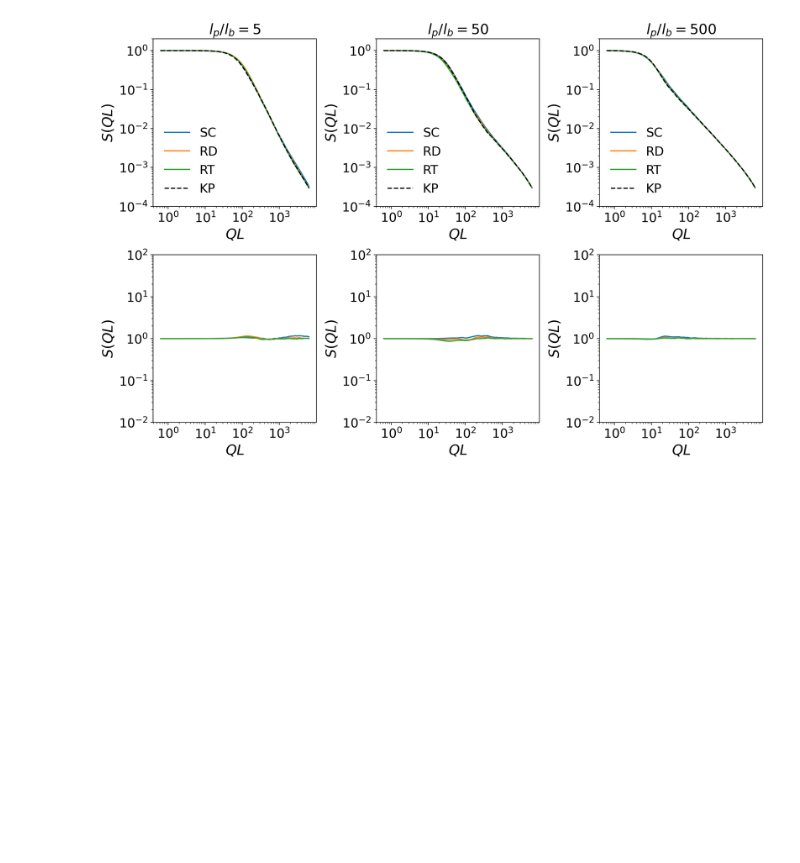
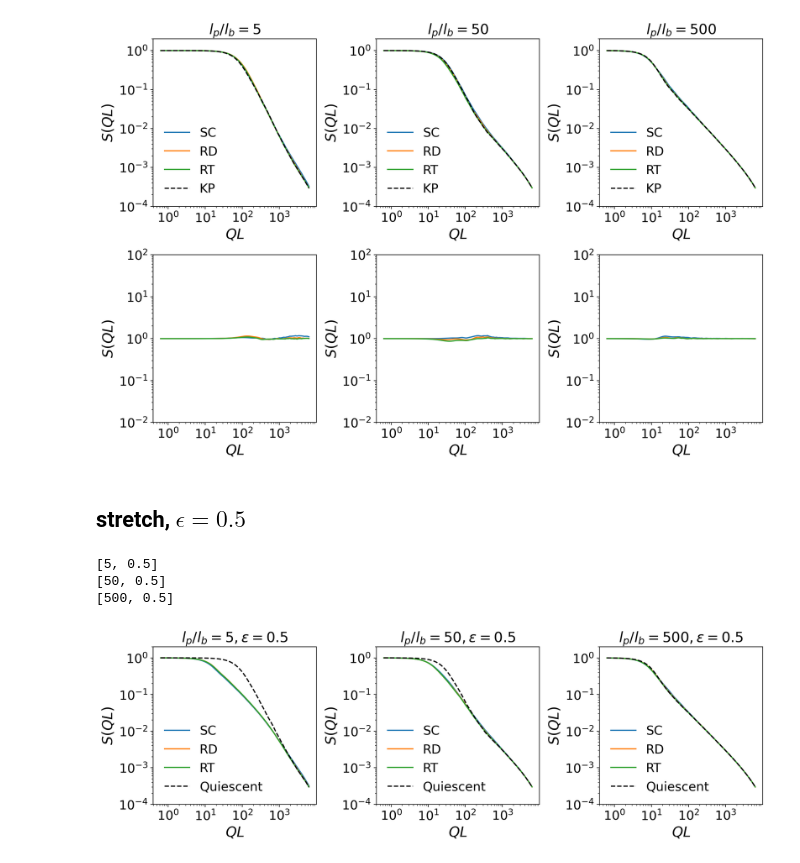
Before and after one commit to ch-tung/Catalan_MC, a Jupyter notebook: plot_I_00.ipynb, the cells around one changed output. Cells and saved outputs as stored; diff of their text form; code cells hidden in the pictures; blank space fills up the shorter version.

Commit message:
updated plots

```diff
--- a/plot_I_00.ipynb
+++ b/plot_I_00.ipynb
@@ -76,3 +78,57 @@ for j, params in enumerate(parameters_list):
 [50, 0]
 [500, 0]
 [figure]
+# %% [markdown]
+## stretch, $\epsilon = 0.5$
+# %%
+kappa_list = np.array([5,50,500])
+epsilon_list = [0.5]
+parameters_list = []
+for kappa in kappa_list:
+    for epsilon in epsilon_list:
+        parameters_list.append([kappa, epsilon])
+# %%
+fig = plt.figure(figsize=(12, 4),dpi=192)
+
+for j, params in enumerate(parameters_list):
+    kappa = params[0]
+    epsilon = params[1]
+    print(params)
+
+    filename = "./mat/sq_m1_64_{:}_{:}.mat".format(float(params[0]),float(params[1]))
+
+    data = loadmat(filename)
+    S_q_list_param = data["S_q_list_param"][0]
+    qq = data["qq"][0]
+
+    ax = fig.add_subplot(1,3,j+1)
+    ax.set_title(r'$l_p/l_b = {}, \epsilon={}$'.format(kappa,epsilon),fontsize=18)
+    for i, grid in enumerate(['SC','RD','RT']):
+        ax.plot(qq*N_backbone,S_q_list_param[i], label=grid)
+    ax.plot(qq*N_backbone,S_q_list_param[3], '--', label='Quiescent', color='k')
+
+    ax.set_xscale('log')
+    ax.set_yscale('log')
+    ax.legend(fontsize=16, frameon=False)
+    ax.set_ylim([1e-4,2])
+    ax.set_xlabel(r'$QL$',fontsize=18)
+    ax.set_ylabel(r'$S(QL)$',fontsize=18)
+    ax.tick_params(axis='both', which='major', labelsize=16)
+
+    # ax = fig.add_subplot(2,3,j+4)
+    # for i, grid in enumerate(['SC','RD','RT']):
+    #     ax.plot(qq*N_backbone,S_q_list_param[i]/S_q_list_param[3], label=grid)
+    # # ax.plot(qq*N_backbone,S_q_list_param[3])
+
+    # ax.set_xscale('log')
+    # ax.set_yscale('log')
+    # ax.set_ylim([1e-2,100])
+    # ax.set_xlabel(r'$QL$',fontsize=18)
+    # ax.set_ylabel(r'$S(QL)$',fontsize=18)
+    # ax.tick_params(axis='both', which='major', labelsize=16)
+    plt.tight_layout()
+# %% [output]
+[5, 0.5]
+[50, 0.5]
+[500, 0.5]
+[figure, added]
```
Also changed, not shown: parts of 1 cell of this notebook.
